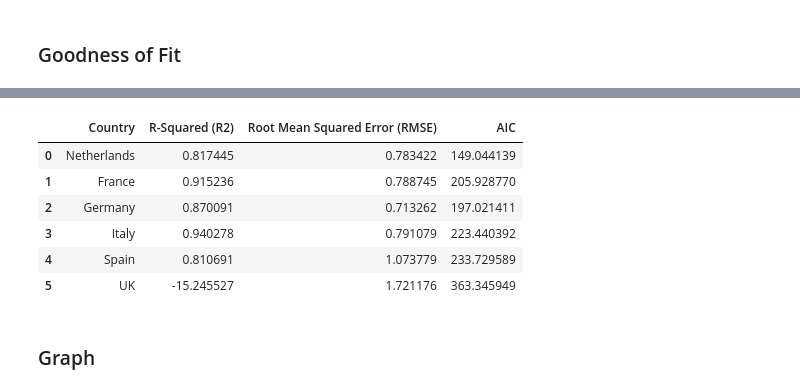
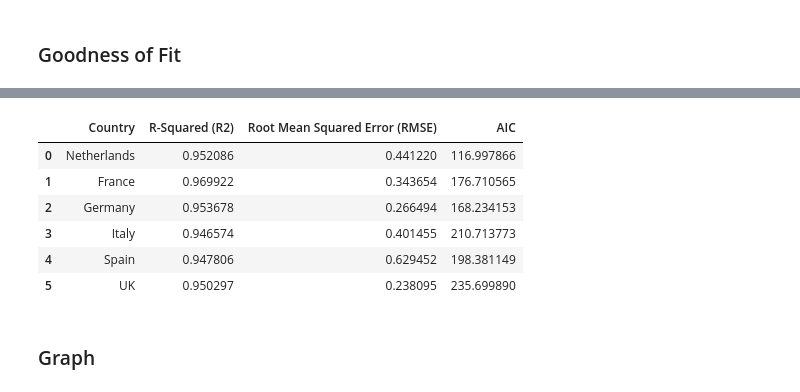
Before and after one commit to zenodea/MCMC_parameter_estimation, a Jupyter notebook: Data Analysis/sird.ipynb, the cells around one changed output, grey strips where cells are left out. Drawn from its saved outputs; the diff is of its cells as text; code cells hidden in the pictures.

```diff
--- a/Data Analysis/sird.ipynb
+++ b/Data Analysis/sird.ipynb
@@ -33,6 +33,15 @@ def getSIRD(tf, N, i0, beta, gamma, rho, sd):
     ret = odeint(deriv, y0, t, args=(N, beta, gamma, rho))
     S, I, R, D = ret.T
 
+    D = []
+    dead = 0
+    s0 = N-i0
+    k = i0/s0
+    for time in range(tf):
+        dead += rho*(i0*(1+k)**(beta/(beta-(gamma+rho)))*(1+k*math.e**(beta-(gamma+rho))*time)**-(beta/(beta-(gamma+rho)))*math.e**((beta-(gamma+rho))*(time)))
+        D.append(dead)
+    D = np.array(D)
+
     # SD SIR equation
     ret = odeint(deriv, y0, t, args=(N, beta-sd[0], gamma-sd[1], rho-sd[2]))
     Sm, Im, Rm, Dm = ret.T
@@ -203,10 +237,10 @@ for country in country_names:
     sird = getSIRD(60,pop, df_parameters.loc[3][1],df_parameters.loc[0][1],df_parameters.loc[1][1],df_parameters.loc[2][1], [df_parameters.loc[0][2], df_parameters.loc[1][2], df_parameters.loc[2][2]] )
 
     obs_deaths = df_observed_data["cumDeath"].tolist()
-    obs_deaths = obs_deaths[startDate[0]-10:startDate[0]]
+    obs_deaths = obs_deaths[startDate[0]-9:startDate[0]]
 
     pred_deaths = sird[3]
-    pred_deaths = pred_deaths[0:10]
+    pred_deaths = pred_deaths[0:9]
 
     r2 = r2_score(obs_deaths, pred_deaths)
     rmse =  np.sqrt(mean_squared_log_error(obs_deaths, pred_deaths))
@@ -242,41 +276,41 @@ for country in country_names:
 
     # Get beginning of lockdown date
     startDate = dataset[country]['fLock'][0]
 
     # Get the index of the date
     startDate = df_real[df_real['date'] == startDate].index
 
     realData = pd.read_csv('../processed_data/cumDeath'+country+'.csv')
     firstDate = realData.loc[0]['date']
 
     # Plug in parameters to the SIRD differential equation
     sird = getSIRD(30,pop, df_param.loc[3][1],df_param.loc[0][1],df_param.loc[1][1],df_param.loc[2][1], [df_param.loc[0][2], df_param.loc[1][2], df_param.loc[2][2]] )
 
     deaths = df_real["cumDeath"].tolist()
-    deaths = deaths[startDate[0]-10:startDate[0]+10]
+    deaths = deaths[startDate[0]-9:startDate[0]+10]
 
     deaths_predicted = sird[3]
-    deaths_predicted = deaths_predicted[0:20]
+    deaths_predicted = deaths_predicted[0:19]
 
     r2 = r2_score(deaths, deaths_predicted)
     rmse =  np.sqrt(mean_squared_log_error(deaths, deaths_predicted))
 
     n = len(deaths)
     k = 4 # number of parameters (beta and gamma)
     rss = np.sum((deaths-deaths_predicted)**2)
     aic = n * np.log(rss/n) + 2 * k
     result = [country,r2,rmse,aic]
     values.append(result)
 df = pd.DataFrame(values, columns=['Country','R-Squared (R2)','Root Mean Squared Error (RMSE)','AIC'])
 df
 # %% [output]
 |  | Country | R-Squared (R2) | Root Mean Squared Error (RMSE) | AIC |
-| 0 | Netherlands | 0.817445 | 0.783422 | 149.044139 |
-| 1 | France | 0.915236 | 0.788745 | 205.928770 |
-| 2 | Germany | 0.870091 | 0.713262 | 197.021411 |
-| 3 | Italy | 0.940278 | 0.791079 | 223.440392 |
-| 4 | Spain | 0.810691 | 1.073779 | 233.729589 |
-| 5 | UK | -15.245527 | 1.721176 | 363.345949 |
+| 0 | Netherlands | 0.952086 | 0.441220 | 116.997866 |
+| 1 | France | 0.969922 | 0.343654 | 176.710565 |
+| 2 | Germany | 0.953678 | 0.266494 | 168.234153 |
+| 3 | Italy | 0.946574 | 0.401455 | 210.713773 |
+| 4 | Spain | 0.947806 | 0.629452 | 198.381149 |
+| 5 | UK | 0.950297 | 0.238095 | 235.699890 |
 # %% [markdown]
 ### Graph
 # %%
```
Also changed, not shown: parts of 5 cells of this notebook, 21 other files.
